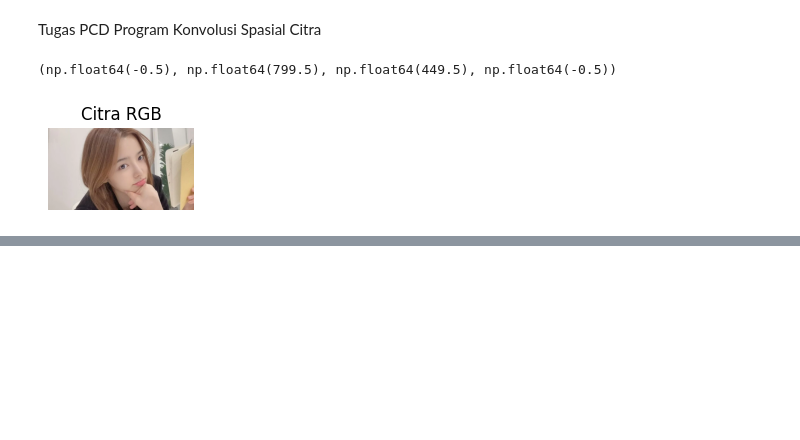
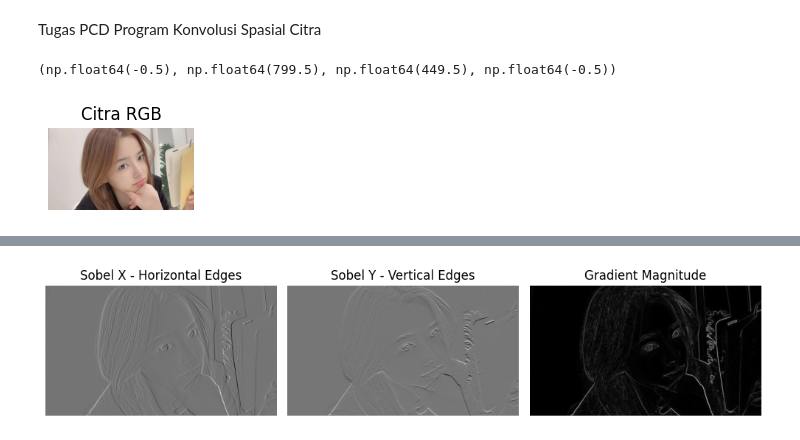
Before and after one commit to masyuraC7/Tugas-PCD-Konvolusi-Spasial-Citra, a Jupyter notebook: main.ipynb, the cells around one changed output, grey strips where cells are left out. Cells and saved outputs as stored; diff of their text form; code cells hidden in the pictures; blank space fills up the shorter version.

```diff
--- a/main.ipynb
+++ b/main.ipynb
@@ -81,0 +92,39 @@ plt.show()
+# %%
+# Mendefinisikan kernel Sobel untuk deteksi tepi horizontal (sobel_x) dan vertikal (sobel_y)
+sobel_x = np.array([[-1, 0, 1],
+                    [-2, 0, 2],
+                    [-1, 0, 1]])
+
+sobel_y = np.array([[-1, -2, -1],
+                    [ 0,  0,  0],
+                    [ 1,  2,  1]])
+
+# Menghitung konvolusi dengan kernel Sobel
+convolved_x = signal.convolve2d(image_gray, sobel_x, boundary='symm', mode='same')
+convolved_y = signal.convolve2d(image_gray, sobel_y, boundary='symm', mode='same')
+
+# Menghitung magnitude gradien kombinasi sobel_x dan sobel_y
+gradient_magnitude = np.sqrt(convolved_x**2 + convolved_y**2)
+
+# Menampilkan hasil konvolusi
+plt.figure(figsize=(10, 6))
+
+plt.subplot(1, 3, 1)
+plt.imshow(convolved_x, cmap='gray')
+plt.title('Sobel X - Horizontal Edges')
+plt.axis('off')
+
+plt.subplot(1, 3, 2)
+plt.imshow(convolved_y, cmap='gray')
+plt.title('Sobel Y - Vertical Edges')
+plt.axis('off')
+
+plt.subplot(1, 3, 3)
+plt.imshow(gradient_magnitude, cmap='gray')
+plt.title('Gradient Magnitude')
+plt.axis('off')
+
+plt.tight_layout()
+plt.show()
+# %% [output]
+[figure, added]
```
Also changed, not shown: parts of 5 cells of this notebook.
